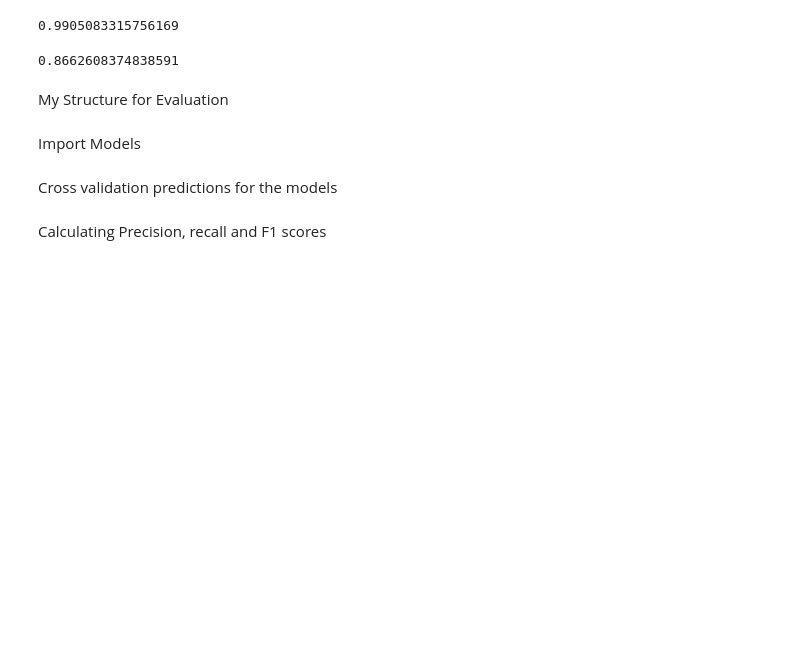
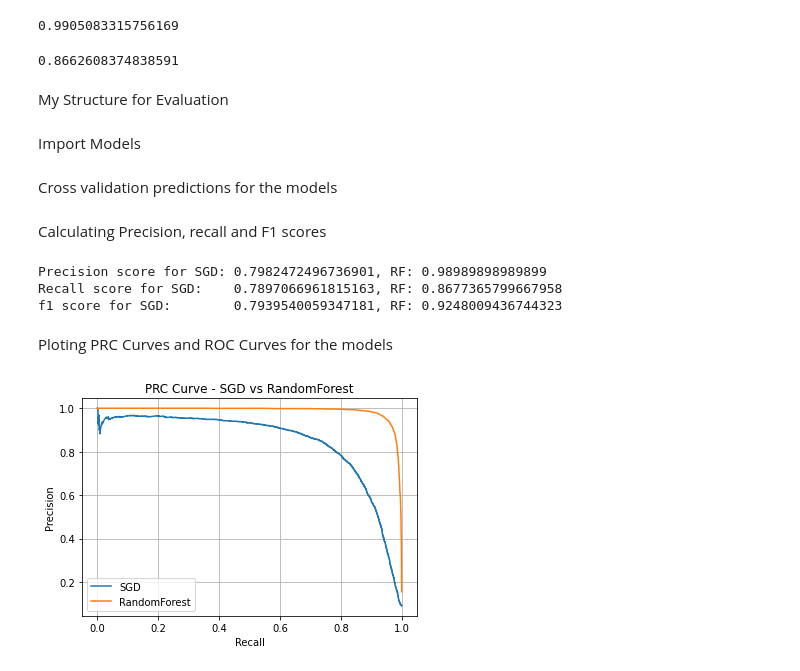
Before and after one commit to tharindatj/HandsOnMachinerLearning, a Jupyter notebook: classification_chapter3.ipynb, the cells around one changed output. Saved outputs shown, nothing was run; the diff lists cells and outputs as text; code cells hidden in the pictures; blank space fills up the shorter version.

```diff
--- a/classification_chapter3.ipynb
+++ b/classification_chapter3.ipynb
@@ -254,0 +248,57 @@ precision_score_SGD = precision_score
+# %%
+from sklearn.metrics import precision_score
+from sklearn.metrics import recall_score
+from sklearn.metrics import f1_score
+
+#precision scores
+precision_score_SGD = precision_score(y_train_5,y_pred_SGD)
+precision_score_RF = precision_score(y_train_5,y_pred_RF)
+
+#recall scores
+recall_score_SGD = recall_score(y_train_5,y_pred_SGD)
+recall_score_RF = recall_score(y_train_5,y_pred_RF)
+
+#F1 scores
+f1_score_SGD = f1_score(y_train_5,y_pred_SGD)
+f1_score_RF = f1_score(y_train_5,y_pred_RF)
+
+print(f'Precision score for SGD: {precision_score_SGD}, RF: {precision_score_RF}')
+print(f'Recall score for SGD:    {recall_score_SGD}, RF: {recall_score_RF}')
+print(f'f1 score for SGD:        {f1_score_SGD}, RF: {f1_score_RF}')
+# %% [output]
+Precision score for SGD: 0.7982472496736901, RF: 0.98989898989899
+Recall score for SGD:    0.7897066961815163, RF: 0.8677365799667958
+f1 score for SGD:        0.7939540059347181, RF: 0.9248009436744323
+# %% [markdown]
+Ploting PRC Curves and ROC Curves for the models
+# %%
+# Importing the cureves
+from sklearn.metrics import plot_precision_recall_curve
+from sklearn.metrics import plot_roc_curve
+
+# get prediction scores for the models
+y_scores_SGD = cross_val_predict(SGD_classifier, X_train, y_train_5, method='decision_function', cv=3 )
+RF_probability = cross_val_predict(RF_classifier, X_train, y_train_5, method='predict_proba', cv=3 )
+y_scores_RF = RF_probability[:, 1]
+# %%
+# get metrics from curves
+# PRC Curve
+precision_SGD, recall_SGD, threshold_SGD = precision_recall_curve(y_train_5, y_scores_SGD)
+precision_RF, recall_RF, threshold_RF = precision_recall_curve(y_train_5, y_scores_RF)
+
+#ROC Curve
+fpr_SGD, recall_ROC_SGD, threshold_SGD = roc_curve(y_train_5, y_scores_SGD)
+fpr_RF, recall_ROC_RF, threshold_RF = roc_curve(y_train_5, y_scores_RF)
+# %%
+#plotting the curves
+#plotting the PRC curve
+plt.title('PRC Curve - SGD vs RandomForest')
+plt.plot(recall_SGD, precision_SGD, label='SGD')
+plt.plot(recall_RF, precision_RF, label='RandomForest')
+plt.legend(loc='lower left')
+plt.xlabel('Recall')
+plt.ylabel('Precision')
+plt.grid(b=True)
+plt.show()
+# %% [output]
+[figure, added]
```
Also changed, not shown: parts of 2 cells of this notebook.
